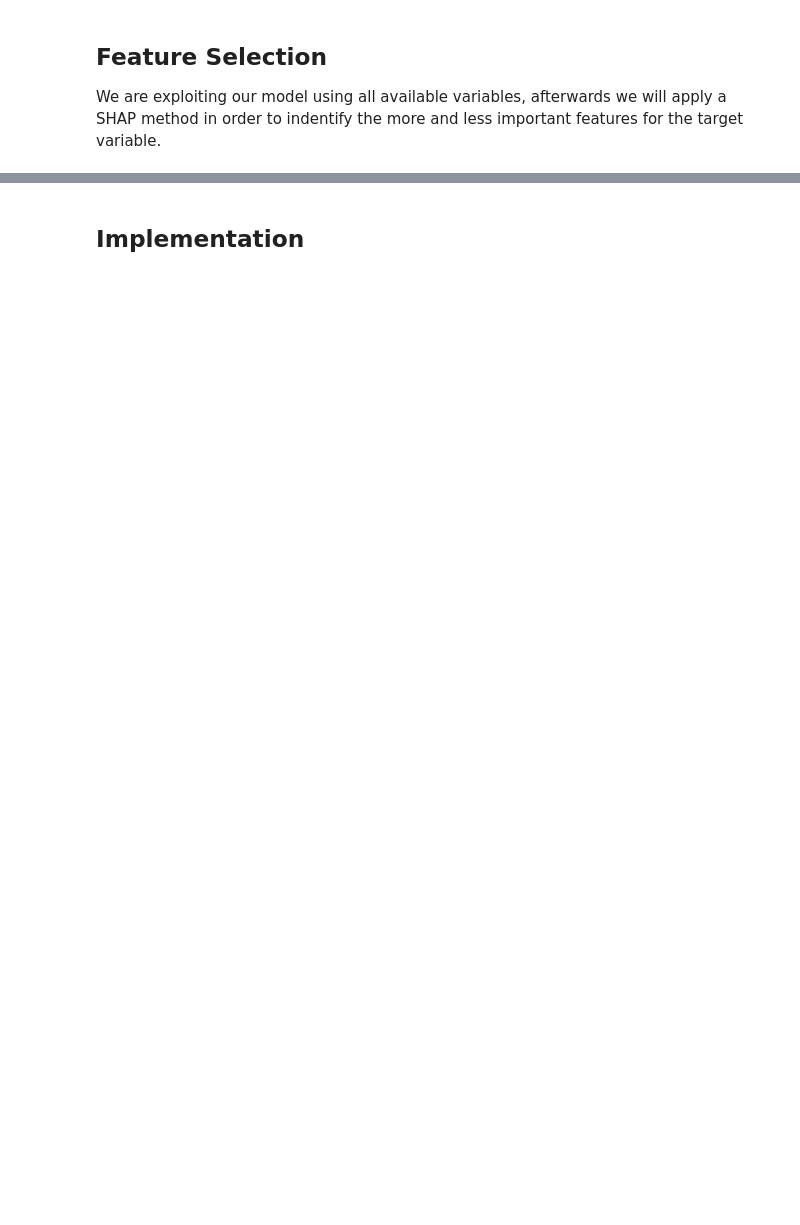
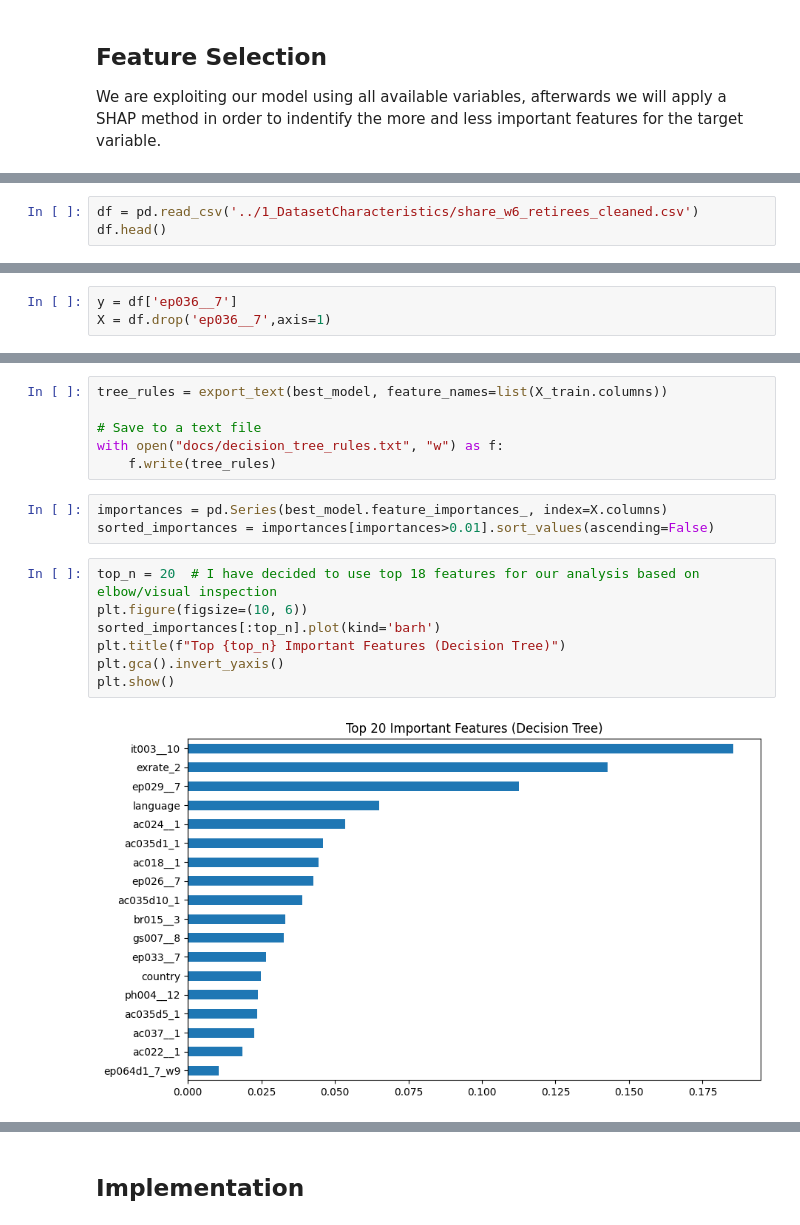
Before and after one commit to Metaphysicist1/Predicting-Retirement-Age, a Jupyter notebook: 2_BaselineModel/baseline_model.ipynb, the cells around one changed output, grey strips where cells are left out. Drawn from its saved outputs; the diff is of its cells as text; blank space fills up the shorter version.

```diff
--- a/2_BaselineModel/baseline_model.ipynb
+++ b/2_BaselineModel/baseline_model.ipynb
@@ -41,0 +35,3 @@ FileNotFoundError: [Errno 2] No such file or directory: '../share_w6_retirees_w9
+# %%
+df = pd.read_csv('../1_DatasetCharacteristics/share_w6_retirees_cleaned.csv')
+df.head()
@@ -41,0 +46,3 @@ FileNotFoundError: [Errno 2] No such file or directory: '../share_w6_retirees_w9
+# %%
+y = df['ep036__7']
+X = df.drop('ep036__7',axis=1)
@@ -41,0 +113,18 @@ FileNotFoundError: [Errno 2] No such file or directory: '../share_w6_retirees_w9
+# %%
+tree_rules = export_text(best_model, feature_names=list(X_train.columns))
+
+# Save to a text file
+with open("docs/decision_tree_rules.txt", "w") as f:
+    f.write(tree_rules)
+# %%
+importances = pd.Series(best_model.feature_importances_, index=X.columns)
+sorted_importances = importances[importances>0.01].sort_values(ascending=False)
+# %%
+top_n = 20  # I have decided to use top 18 features for our analysis based on elbow/visual inspection
+plt.figure(figsize=(10, 6))
+sorted_importances[:top_n].plot(kind='barh')
+plt.title(f"Top {top_n} Important Features (Decision Tree)")
+plt.gca().invert_yaxis()
+plt.show()
+# %% [output]
+[figure, added]
```
Also changed, not shown: parts of 16 cells of this notebook, 4 other files.
